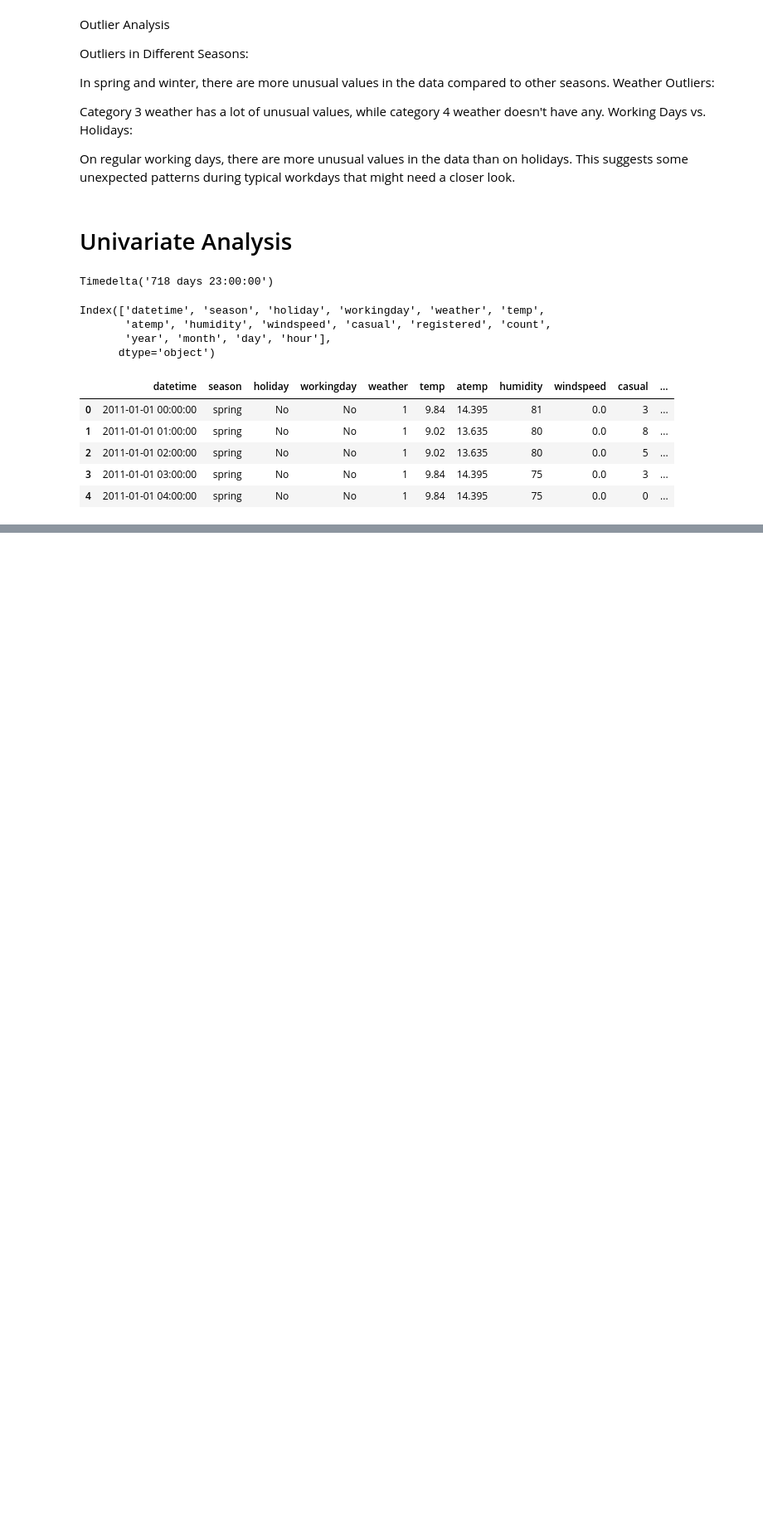
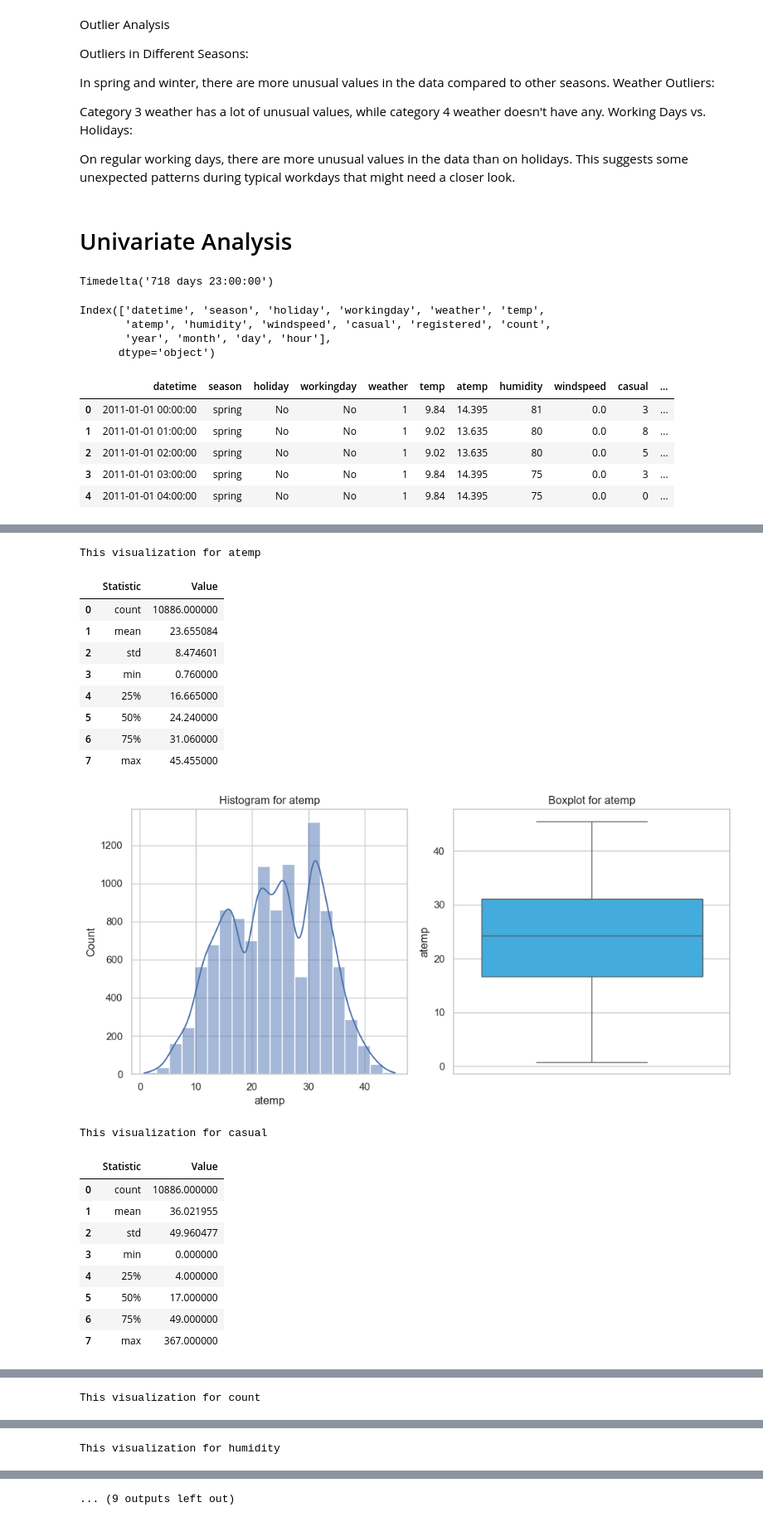
Before and after one commit to satishsharma27/Machine_learning, a Jupyter notebook: Hypothesis_test_Campaign.ipynb, the cells around one changed output, grey strips where cells are left out. Shown at 83% size. Saved outputs shown, nothing was run; the diff lists cells and outputs as text; code cells hidden in the pictures; blank space fills up the shorter version.

```diff
--- a/Hypothesis_test_Campaign.ipynb
+++ b/Hypothesis_test_Campaign.ipynb
@@ -298,0 +349,49 @@ df.head(5)
+# %%
+# Function for histogram & boxplot on numerical columns
+
+def hist_box(column):
+    plt.figure(figsize=(10,5))
+    # Histogram
+    plt.subplot(1, 2, 1)
+    sns.histplot(df[column], bins=20, kde=True)
+    plt.title(f'Histogram for {column}')
+
+    # Boxplot
+    plt.subplot(1, 2, 2)
+    sns.boxplot(df[column], color="#29B6F6")
+    plt.title(f'Boxplot for {column}')
+
+    tabular_data = df[column].describe().reset_index()
+    tabular_data.columns = ['Statistic', 'Value']
+    display(tabular_data)
+
+    plt.tight_layout()
+    plt.show()
+# %%
+for column in num_col:
+    print()
+    print(f'This visualization for {column}')
+    print()
+    hist_box(column)
+# %% [output]
+This visualization for atemp
+|  | Statistic | Value |
+| 0 | count | 10886.000000 |
+| 1 | mean | 23.655084 |
+| 2 | std | 8.474601 |
+| 3 | min | 0.760000 |
+| 4 | 25% | 16.665000 |
+| 5 | 50% | 24.240000 |
+| 6 | 75% | 31.060000 |
+| 7 | max | 45.455000 |
+[figure, added]
+This visualization for casual
+|  | Statistic | Value |
+| 0 | count | 10886.000000 |
+| 1 | mean | 36.021955 |
+| 2 | std | 49.960477 |
+| 3 | min | 0.000000 |
+| 4 | 25% | 4.000000 |
+| 5 | 50% | 17.000000 |
+| 6 | 75% | 49.000000 |
+| 7 | max | 367.000000 |
@@ -298,0 +399 @@ df.head(5)
+This visualization for count
@@ -298,0 +410 @@ df.head(5)
+This visualization for humidity
@@ -298,0 +421 @@ df.head(5)
+... (9 outputs left out)
```
Also changed, not shown: parts of 15 cells of this notebook.
